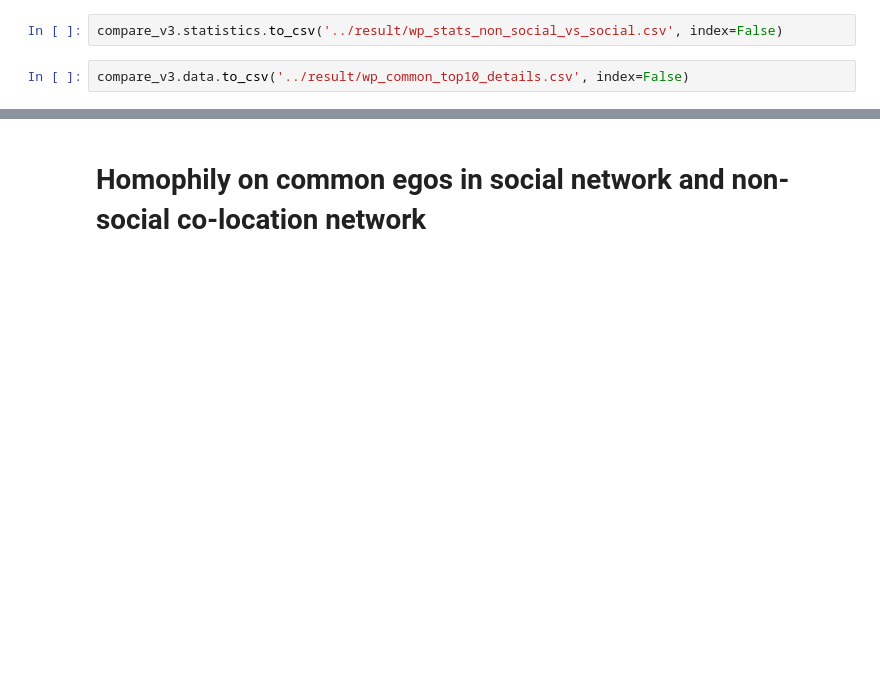
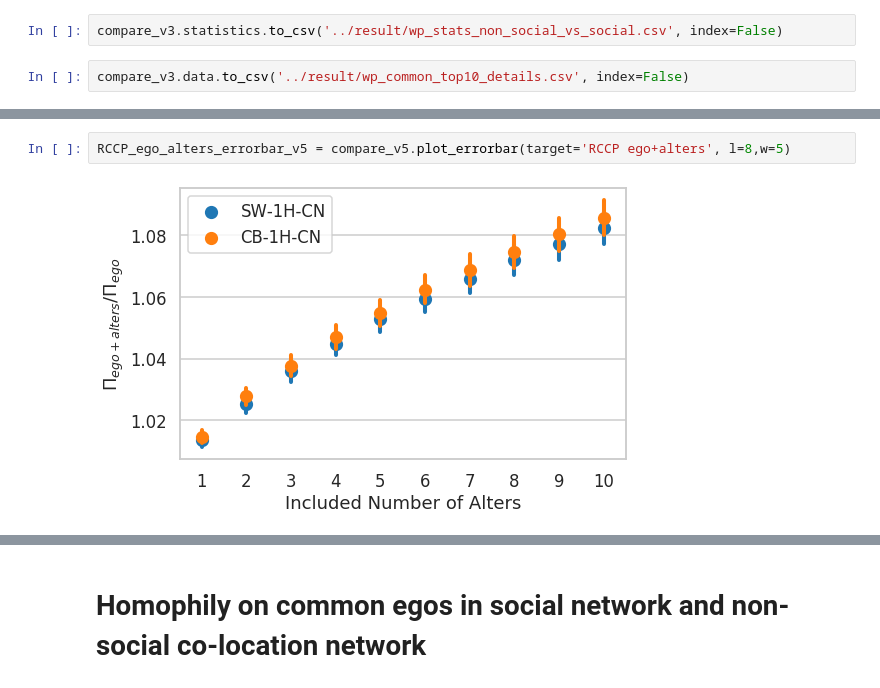
Before and after one commit to Magica-Chen/co-locationship, a Jupyter notebook: example/example_weeplaces.ipynb, the cells around one changed output, grey strips where cells are left out. Drawn from its saved outputs; the diff is of its cells as text; blank space fills up the shorter version.

```diff
--- a/example/example_weeplaces.ipynb
+++ b/example/example_weeplaces.ipynb
@@ -271,0 +291,4 @@ compare_v3.data.to_csv('../result/wp_common_top10_details.csv', index=False)
+# %%
+RCCP_ego_alters_errorbar_v5 = compare_v5.plot_errorbar(target='RCCP ego+alters', l=8,w=5)
+# %% [output]
+[figure, added]
```
Also changed, not shown: parts of 15 cells of this notebook.
